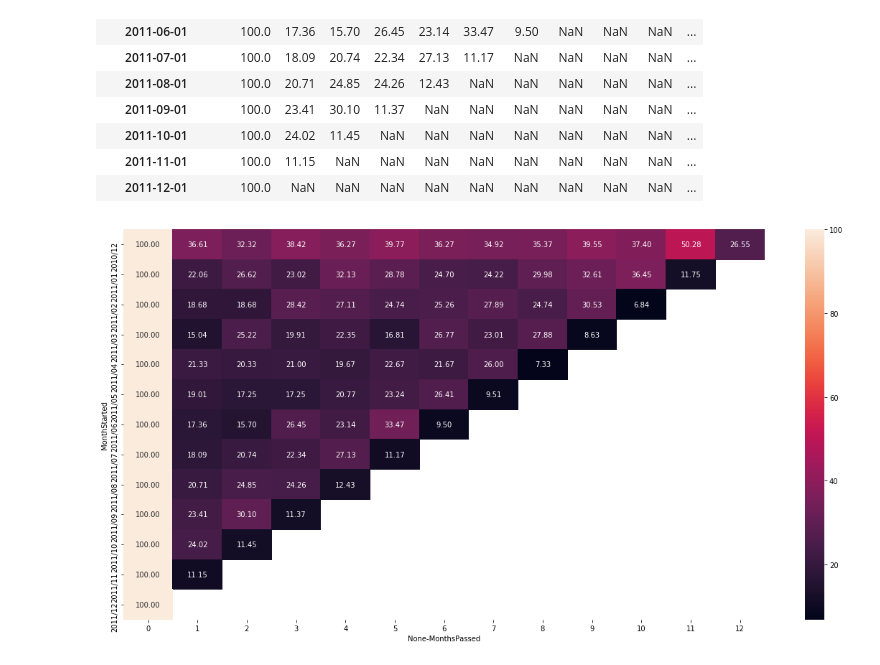
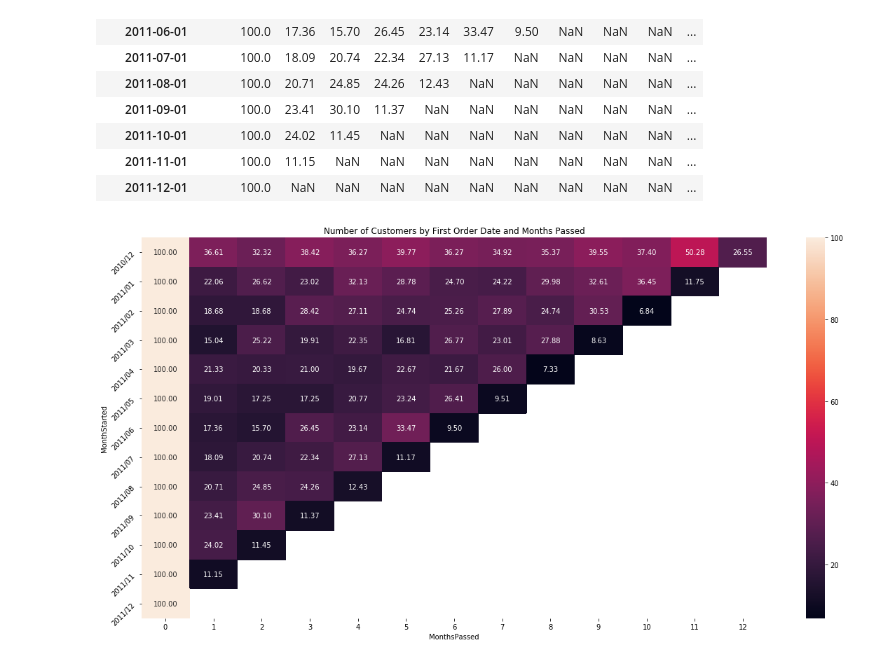
Before and after one commit to jiyoungsim/Online-Mall-Order-Data-Analysis, a Jupyter notebook: doc/2. Customer.ipynb, the cells around one changed output. Drawn from its saved outputs; the diff is of its cells as text; code cells hidden in the pictures.

Commit message:
add title to plot

```diff
--- a/doc/2. Customer.ipynb
+++ b/doc/2. Customer.ipynb
@@ -133,8 +125,8 @@ cohort.head(20)
 | 18 | 2011-01-01 | 5 | 120 |
 | 19 | 2011-01-01 | 6 | 103 |
 # %%
-cohort =  cohort.pivot(index='MonthStarted', columns='MonthsPassed')
-cohort_df.head()
+cohort_pivot =  cohort.pivot(index='MonthStarted', columns='MonthsPassed')
+cohort_pivot.head()
 # %% [output]
 |  | CustomerID |  |  |  |  |  |  |  |  |  | ... |
 | MonthsPassed | 0 | 1 | 2 | 3 | 4 | 5 | 6 | 7 | 8 | 9 | ... |
@@ -145,10 +137,10 @@ cohort_df.head()
 | 2011-03-01 | 452.0 | 68.0 | 114.0 | 90.0 | 101.0 | 76.0 | 121.0 | 104.0 | 126.0 | 39.0 | ... |
 | 2011-04-01 | 300.0 | 64.0 | 61.0 | 63.0 | 59.0 | 68.0 | 65.0 | 78.0 | 22.0 | NaN | ... |
 # %%
-cohort = cohort.div(cohort.iloc[:,0], axis=0) * 100
-cohort = cohort.round(decimals=2)
+cohort_pivot = cohort_pivot.div(cohort_pivot.iloc[:,0], axis=0) * 100
+cohort_pivot = cohort_pivot.round(decimals=2)
 
-cohort
+cohort_pivot
 # %% [output]
 |  | CustomerID |  |  |  |  |  |  |  |  |  | ... |
 | MonthsPassed | 0 | 1 | 2 | 3 | 4 | 5 | 6 | 7 | 8 | 9 | ... |
@@ -169,12 +161,15 @@ cohort
 # %%
 xticks = np.arange(0, 13)
 yticks = ['2010/12', '2011/01', '2011/02', '2011/03', '2011/04', '2011/05', '2011/06', '2011/07', '2011/08', '2011/09', '2011/10', '2011/11', '2011/12']
 
 plt.figure(figsize=(20,10))
-sns.heatmap(cohort,
+sns.heatmap(cohort_pivot,
            annot=True,
            xticklabels=xticks,
            yticklabels=yticks,
-           fmt='.2f');
+           fmt='.2f')
+plt.title('Number of Customers by First Order Date and Months Passed')
+plt.xlabel('MonthsPassed')
+plt.yticks(rotation=45);
 # %% [output]
-[figure, old version]
+[figure, new version]
```
Also changed, not shown: parts of 3 cells of this notebook.
